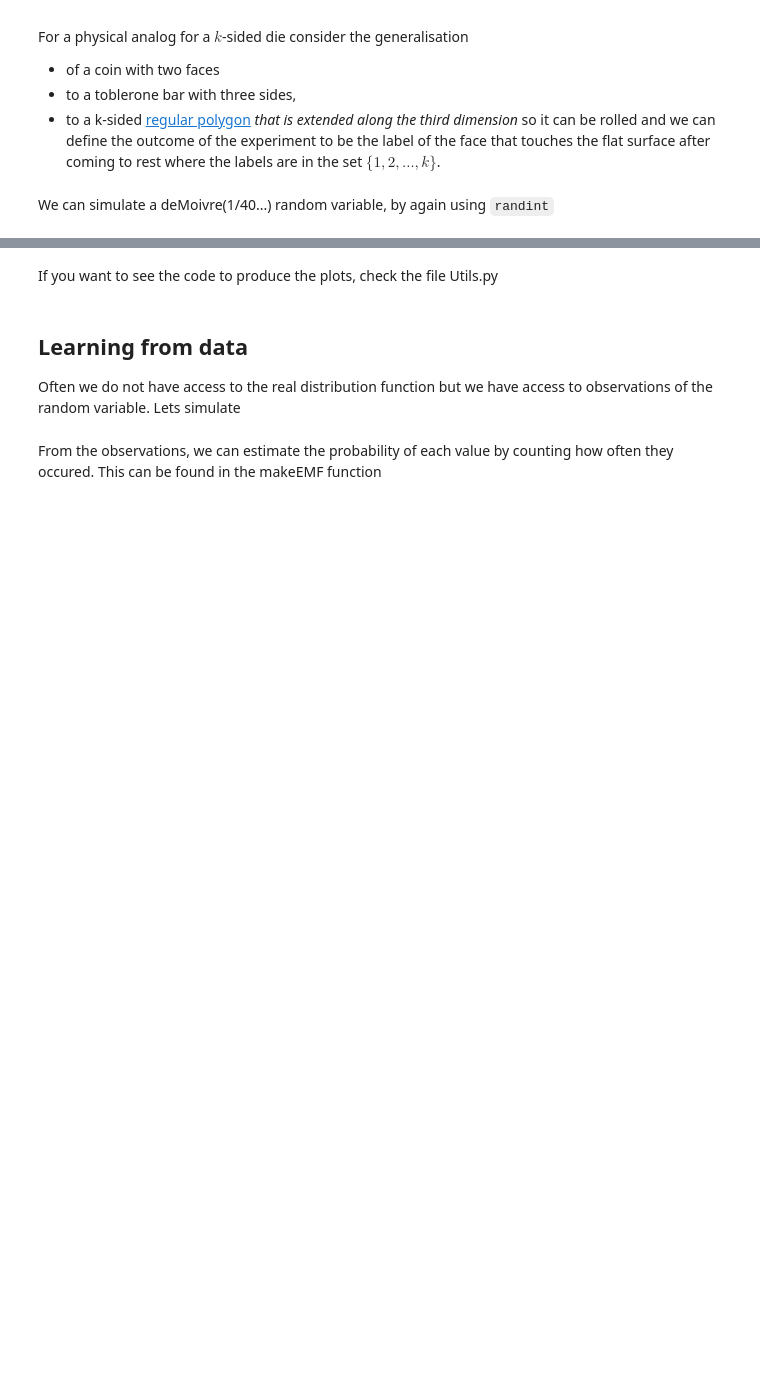
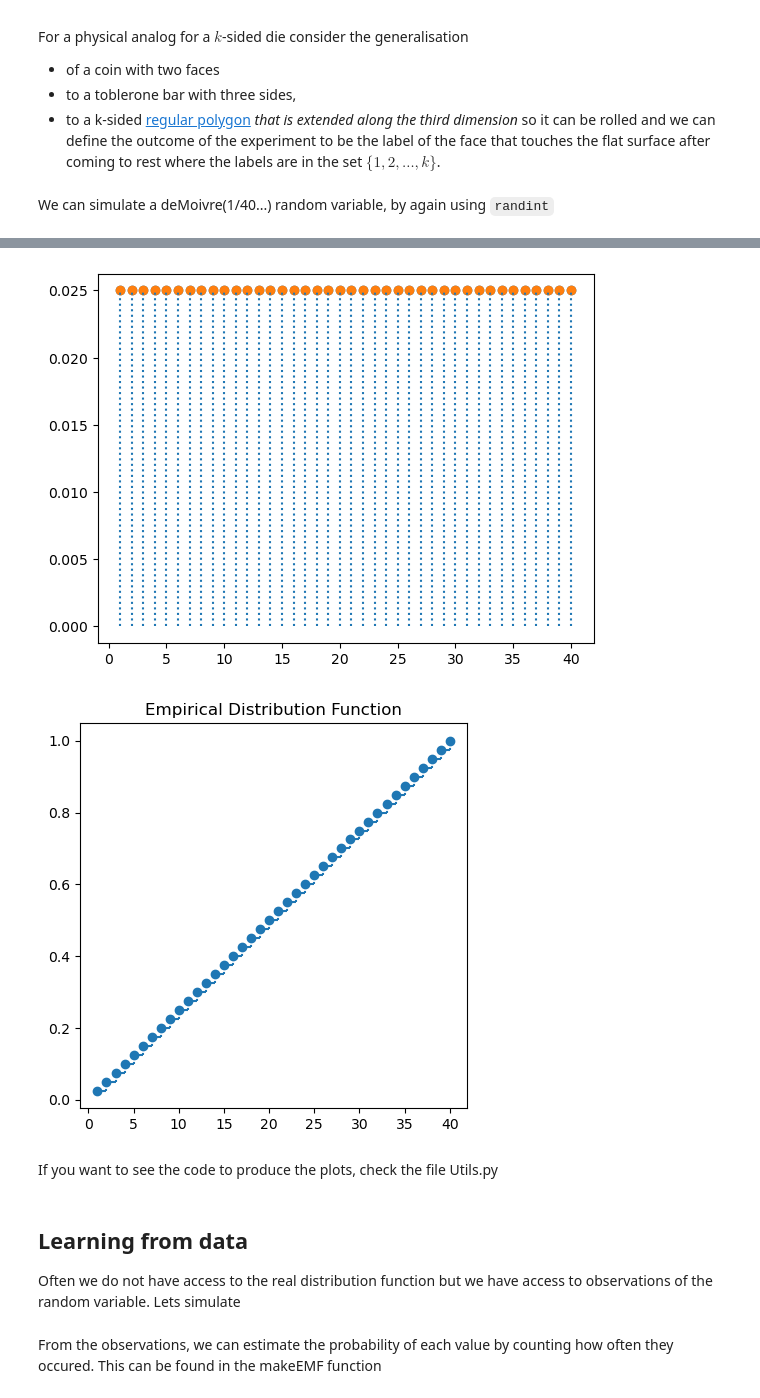
Before and after one commit to datascience-intro/1MS041-2022, a Jupyter notebook: notebooks/02-Random_Variables.ipynb, the cells around one changed output, grey strips where cells are left out. Cells and saved outputs as stored; diff of their text form; code cells hidden in the pictures; blank space fills up the shorter version.

```diff
--- a/notebooks/02-Random_Variables.ipynb
+++ b/notebooks/02-Random_Variables.ipynb
@@ -118,10 +133,14 @@ for i in range(10):
 # %%
 # Lets see how the mass function and the distribution function looks like
 # for the deMoivre(1/40,...,1/40) i.e. 40 different outcomes, all with
-# the same probabilityb
+# the same probability
+from Utils import emfToEdf,plotEMF
 deMoivre = [(i,1/40) for i in range(1,41)]
 plotEMF(deMoivre)
-plotEDF(deMoivre)
+plotEDF(emfToEdf(deMoivre))
+# %% [output]
+[figure, added]
+[figure, added]
 # %% [markdown]
 If you want to see the code to produce the plots, check the file Utils.py
 # %% [markdown]
```
Also changed, not shown: parts of 8 cells of this notebook, 18 other files.
